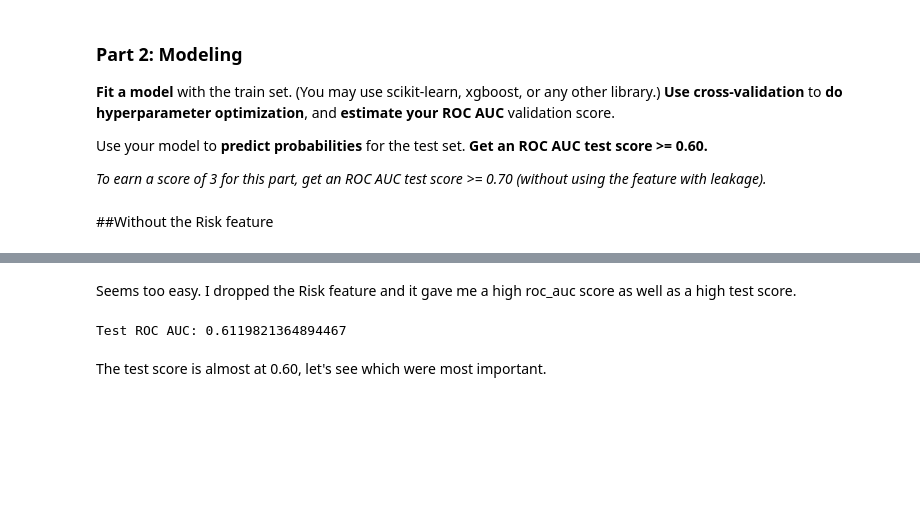
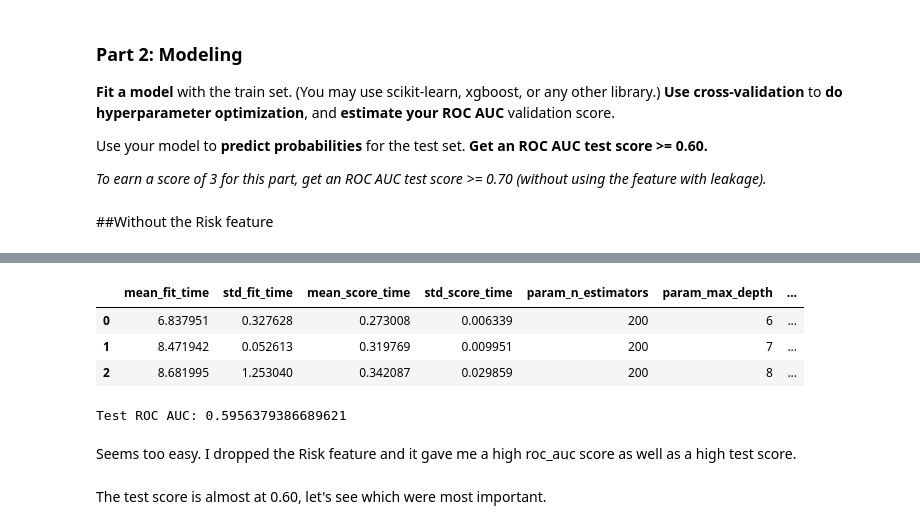
Before and after one commit to Hira63S/DS-Unit-2-Sprint-4-Practicing-Understanding, a Jupyter notebook: Hira_DS_Unit_2_Sprint_Challenge_4_Practicing_Understanding.ipynb, the cells around one changed output, grey strips where cells are left out. Drawn from its saved outputs; the diff is of its cells as text; code cells hidden in the pictures; blank space fills up the shorter version.

```diff
--- a/Hira_DS_Unit_2_Sprint_Challenge_4_Practicing_Understanding.ipynb
+++ b/Hira_DS_Unit_2_Sprint_Challenge_4_Practicing_Understanding.ipynb
@@ -366,2 +368,17 @@ Cross-Validation ROC_AUC score: 0.6756909601511316
+# %%
+results = pd.DataFrame(search.cv_results_)
+results.sort_values(by='rank_test_score').head()
+# %% [output]
+|  | mean_fit_time | std_fit_time | mean_score_time | std_score_time | param_n_estimators | param_max_depth | ... |
+| 0 | 6.837951 | 0.327628 | 0.273008 | 0.006339 | 200 | 6 | ... |
+| 1 | 8.471942 | 0.052613 | 0.319769 | 0.009951 | 200 | 7 | ... |
+| 2 | 8.681995 | 1.253040 | 0.342087 | 0.029859 | 200 | 8 | ... |
+# %%
+best = search.best_estimator_
+y_pred = best.predict_proba(X_test)[:,1]
+
+print('Test ROC AUC:', roc_auc_score(y_test, y_pred))
+# %% [output]
+Test ROC AUC: 0.5956379386689621
 # %% [markdown]
 Seems too easy. I dropped the Risk feature and it gave me a high roc_auc score as well as a high test score.
@@ -371,10 +385,3 @@ X_test = encoder.fit_transform(X_test[features])
-# %%
-from sklearn.metrics import roc_auc_score
-best = search.best_estimator_
-y_pred_proba = best.predict_proba(X_test.values)[:,1]
-print('Test ROC AUC:', roc_auc_score(y_test, y_pred_proba))
-# %% [output]
-Test ROC AUC: 0.6119821364894467
 # %% [markdown]
 The test score is almost at 0.60, let's see which were most important.
 # %%
```
Also changed, not shown: parts of 48 cells of this notebook.
